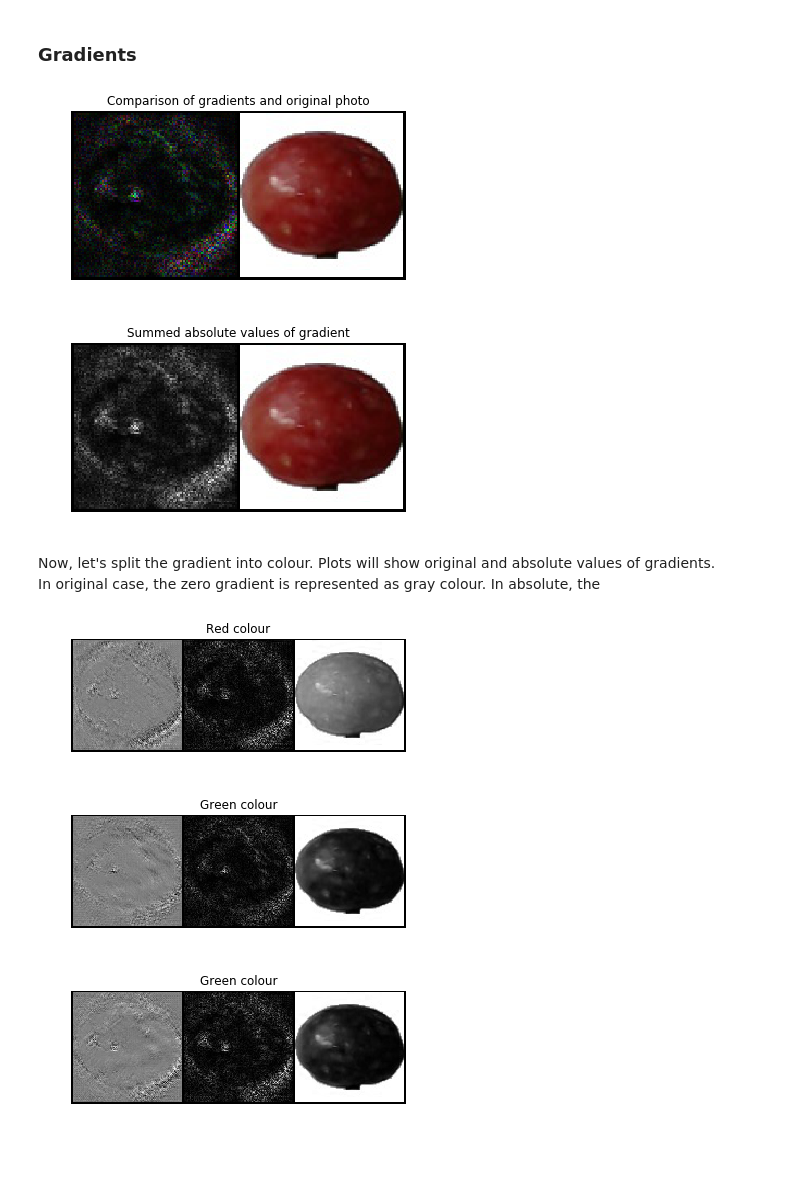
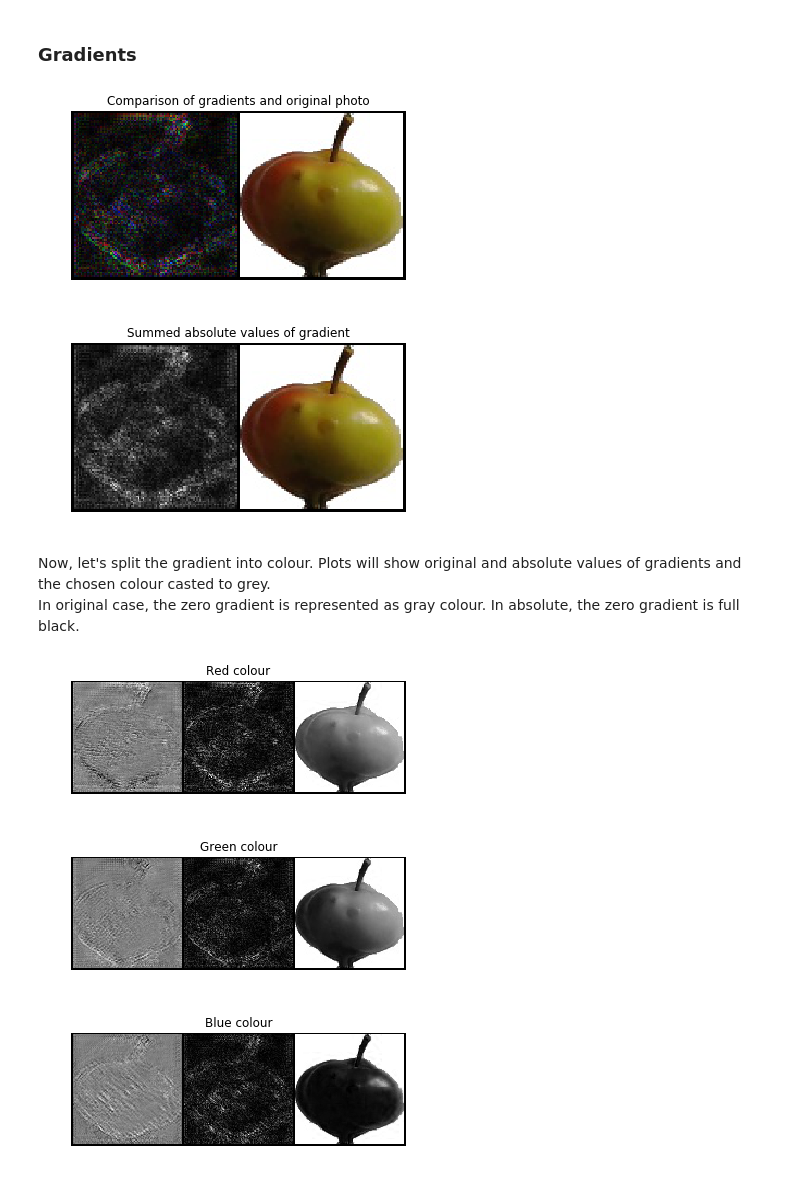
Before and after one commit to mkfilipiuk/DNN_assignment_1, a Jupyter notebook: mf385423_assignment_1.ipynb, the cells around one changed output. Drawn from its saved outputs; the diff is of its cells as text; code cells hidden in the pictures; blank space fills up the shorter version.

```diff
--- a/mf385423_assignment_1.ipynb
+++ b/mf385423_assignment_1.ipynb
@@ -44,4 +44,4 @@ In practice this network can get a bit over 98% accuracy.
 # %%
-train_to_threshold(network, train_set_loader, test_set_loader)
+history_of_accuracy = train_to_threshold(network, train_set_loader, test_set_loader)
 # %% [output]
 Training started
@@ -125,24 +136,24 @@ B_max, B_min, B_abs_max = get_max_min_abs_max(B)
 # %%
 imshow(torchvision.utils.make_grid([(torch.abs(picture))/global_abs_max, images[0]]), title="Comparison of gradients and original photo")
 # %% [output]
-[figure, old version]
+[figure, new version]
 # %%
 imshow(torchvision.utils.make_grid([multiply_gray_picture(torch.abs(picture).sum(0))/torch.max(torch.abs(picture).sum(0)), images[0]]), title="Summed absolute values of gradient")
 # %% [output]
-[figure, old version]
+[figure, new version]
 # %% [markdown]
-Now, let's split the gradient into colour. Plots will show original and absolute values of gradients.
+Now, let's split the gradient into colour. Plots will show original and absolute values of gradients and the chosen colour casted to grey.
 In original case, the zero gradient is represented as gray colour.
-In absolute, the
+In absolute, the zero gradient is full black.
 # %%
 imshow(torchvision.utils.make_grid([multiply_gray_picture((R)/(2*R_abs_max) + 1/2), multiply_gray_picture((torch.abs(R))/(R_abs_max)), multiply_gray_picture(images[0][0])]), title="Red colour")
 # %% [output]
-[figure, old version]
+[figure, new version]
 # %%
 imshow(torchvision.utils.make_grid([multiply_gray_picture((G)/(2*G_abs_max) + 1/2), multiply_gray_picture((torch.abs(G))/(G_abs_max)), multiply_gray_picture(images[0][1])]), title="Green colour")
 # %% [output]
-[figure, old version]
+[figure, new version]
 # %%
-imshow(torchvision.utils.make_grid([multiply_gray_picture((B)/(2*B_abs_max) + 1/2), multiply_gray_picture((torch.abs(B))/(B_abs_max)), multiply_gray_picture(images[0][2])]), title="Green colour")
+imshow(torchvision.utils.make_grid([multiply_gray_picture((B)/(2*B_abs_max) + 1/2), multiply_gray_picture((torch.abs(B))/(B_abs_max)), multiply_gray_picture(images[0][2])]), title="Blue colour")
 # %% [output]
-[figure, old version]
+[figure, new version]
```
Also changed, not shown: parts of 8 cells of this notebook, 1 other file.
